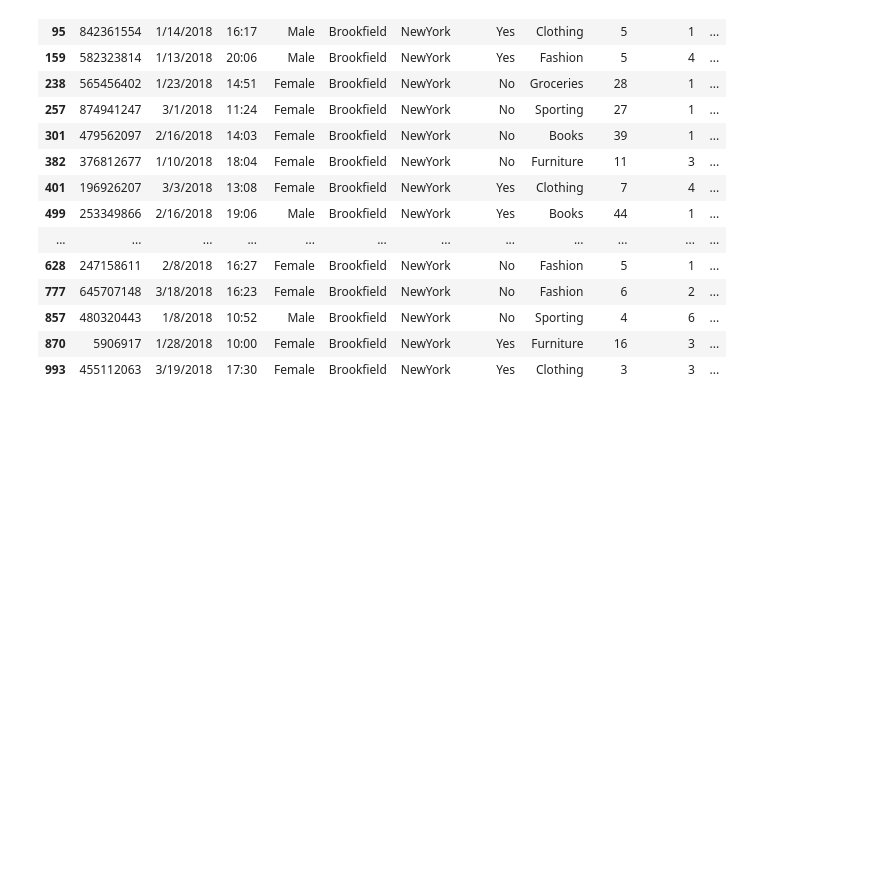
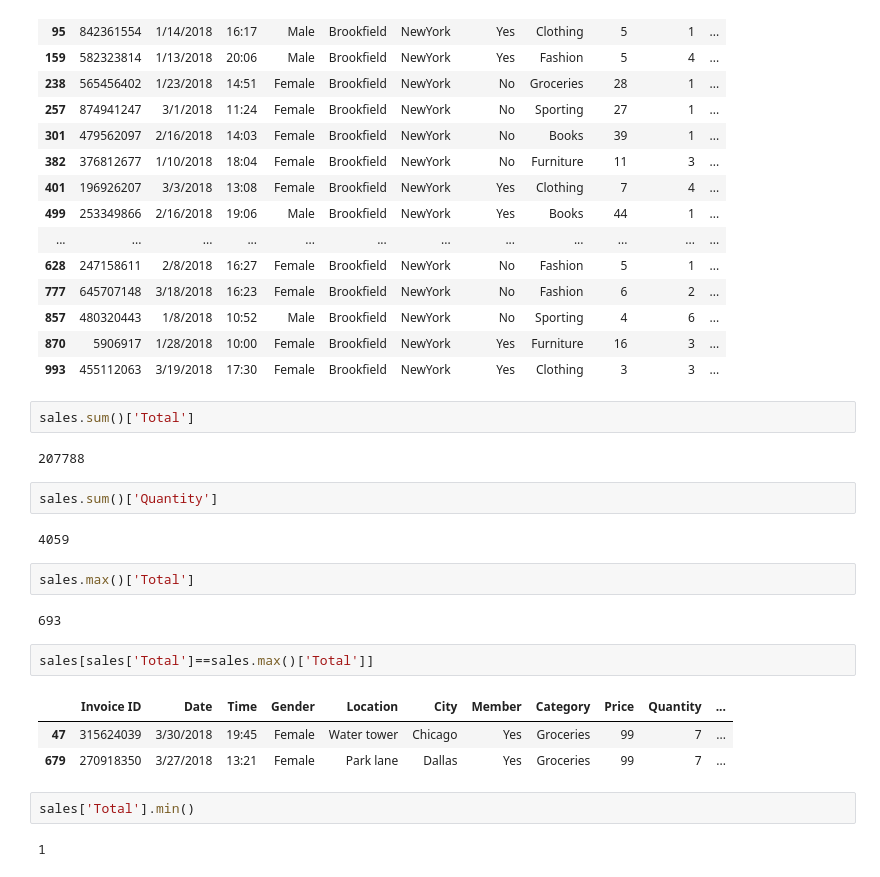
Before and after one commit to bitmap357/Analysing, a Jupyter notebook: Analysis.ipynb, the cells around one changed output. Cells and saved outputs as stored; diff of their text form; blank space fills up the shorter version.

```diff
--- a/Analysis.ipynb
+++ b/Analysis.ipynb
@@ -166,3 +166,25 @@ sales.query('Payment=="Cash" & City == "NewYork" & Total < 50')
 | 857 | 480320443 | 1/8/2018 | 10:52 | Male | Brookfield | NewYork | No | Sporting | 4 | 6 | ... |
 | 870 | 5906917 | 1/28/2018 | 10:00 | Female | Brookfield | NewYork | Yes | Furniture | 16 | 3 | ... |
 | 993 | 455112063 | 3/19/2018 | 17:30 | Female | Brookfield | NewYork | Yes | Clothing | 3 | 3 | ... |
+# %%
+sales.sum()['Total']
+# %% [output]
+207788
+# %%
+sales.sum()['Quantity']
+# %% [output]
+4059
+# %%
+sales.max()['Total']
+# %% [output]
+693
+# %%
+sales[sales['Total']==sales.max()['Total']]
+# %% [output]
+|  | Invoice ID | Date | Time | Gender | Location | City | Member | Category | Price | Quantity | ... |
+| 47 | 315624039 | 3/30/2018 | 19:45 | Female | Water tower | Chicago | Yes | Groceries | 99 | 7 | ... |
+| 679 | 270918350 | 3/27/2018 | 13:21 | Female | Park lane | Dallas | Yes | Groceries | 99 | 7 | ... |
+# %%
+sales['Total'].min()
+# %% [output]
+1
```
Also changed, not shown: parts of 11 cells of this notebook.
